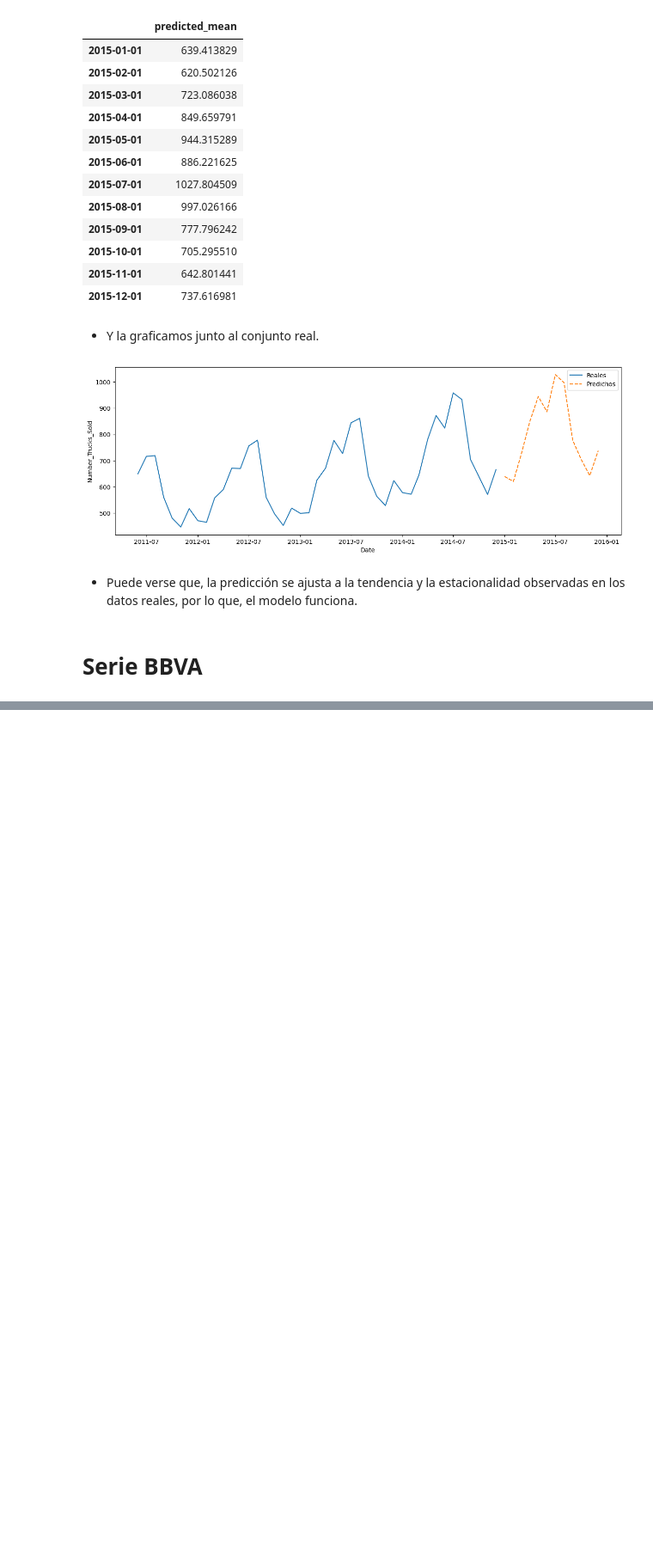
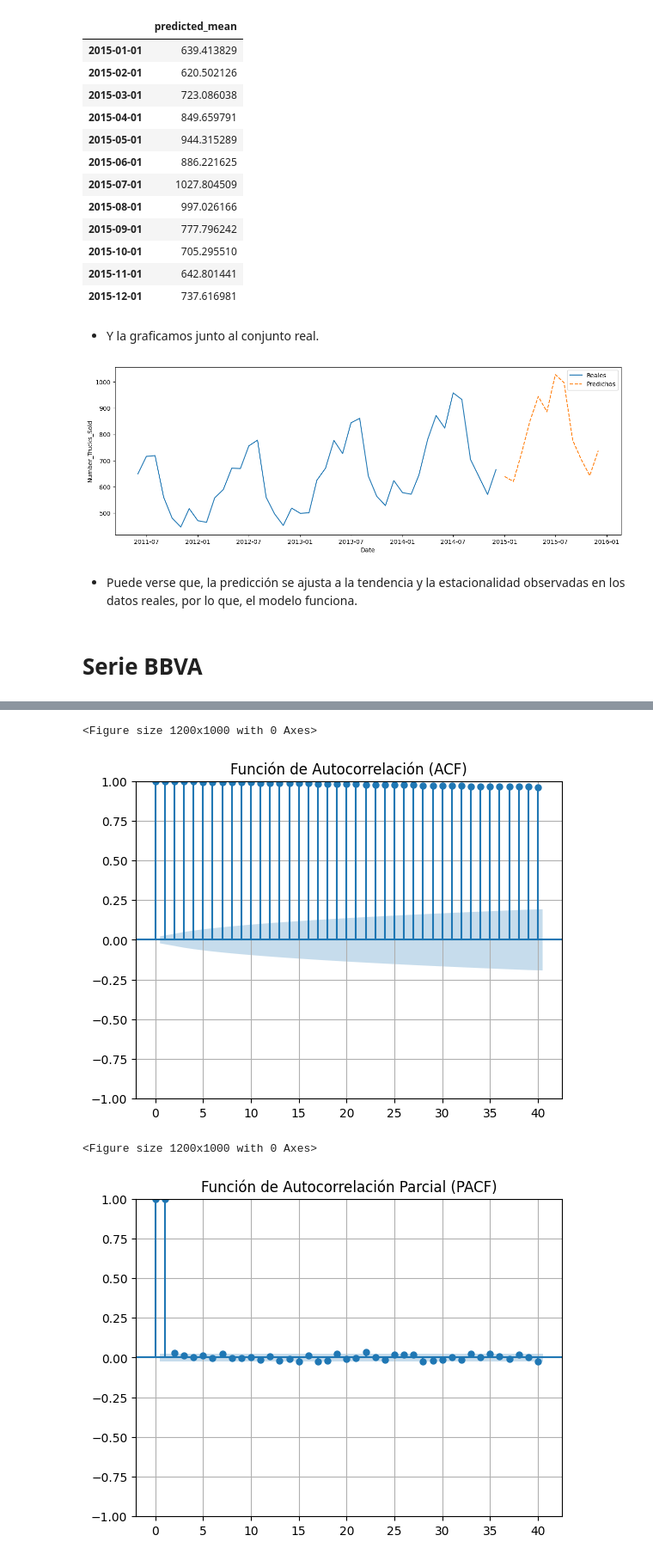
Before and after one commit to davfranco1/laboratorio-modulo9-leccion02-series-temporales, a Jupyter notebook: laboratorio-modulo9-leccion02-series-temporales-sarima.ipynb, the cells around one changed output, grey strips where cells are left out. Shown at 86% size. Cells and saved outputs as stored; diff of their text form; code cells hidden in the pictures; blank space fills up the shorter version.

```diff
--- a/laboratorio-modulo9-leccion02-series-temporales-sarima.ipynb
+++ b/laboratorio-modulo9-leccion02-series-temporales-sarima.ipynb
@@ -335,0 +394,7 @@ df_bbva = pd.read_csv("datos/")
+# %%
+st_bbva.graficar_acf_pacf()
+# %% [output]
+<Figure size 1200x1000 with 0 Axes>
+[figure, added]
+<Figure size 1200x1000 with 0 Axes>
+[figure, added]
```
Also changed, not shown: parts of 17 cells of this notebook, 3 other files.
